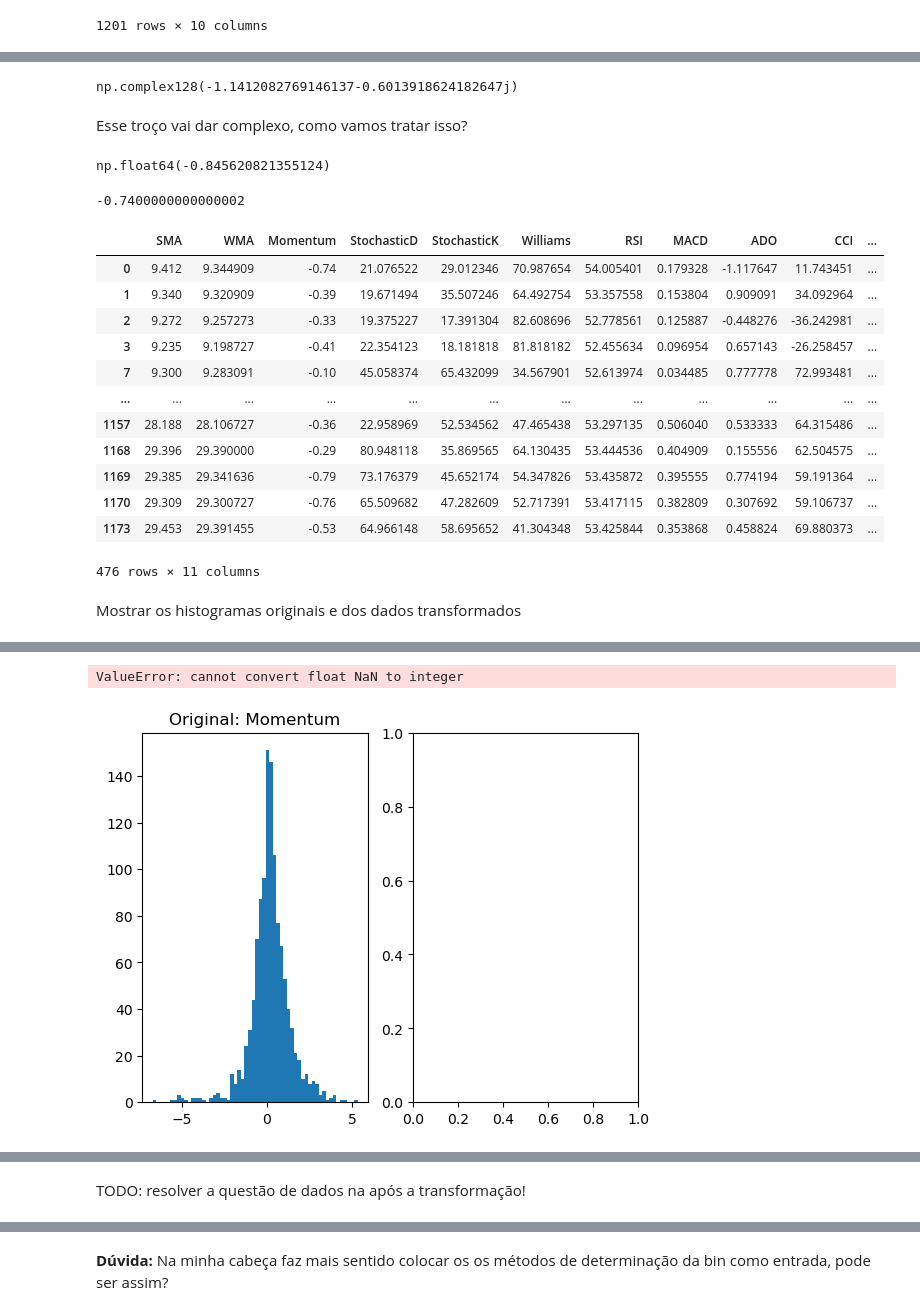
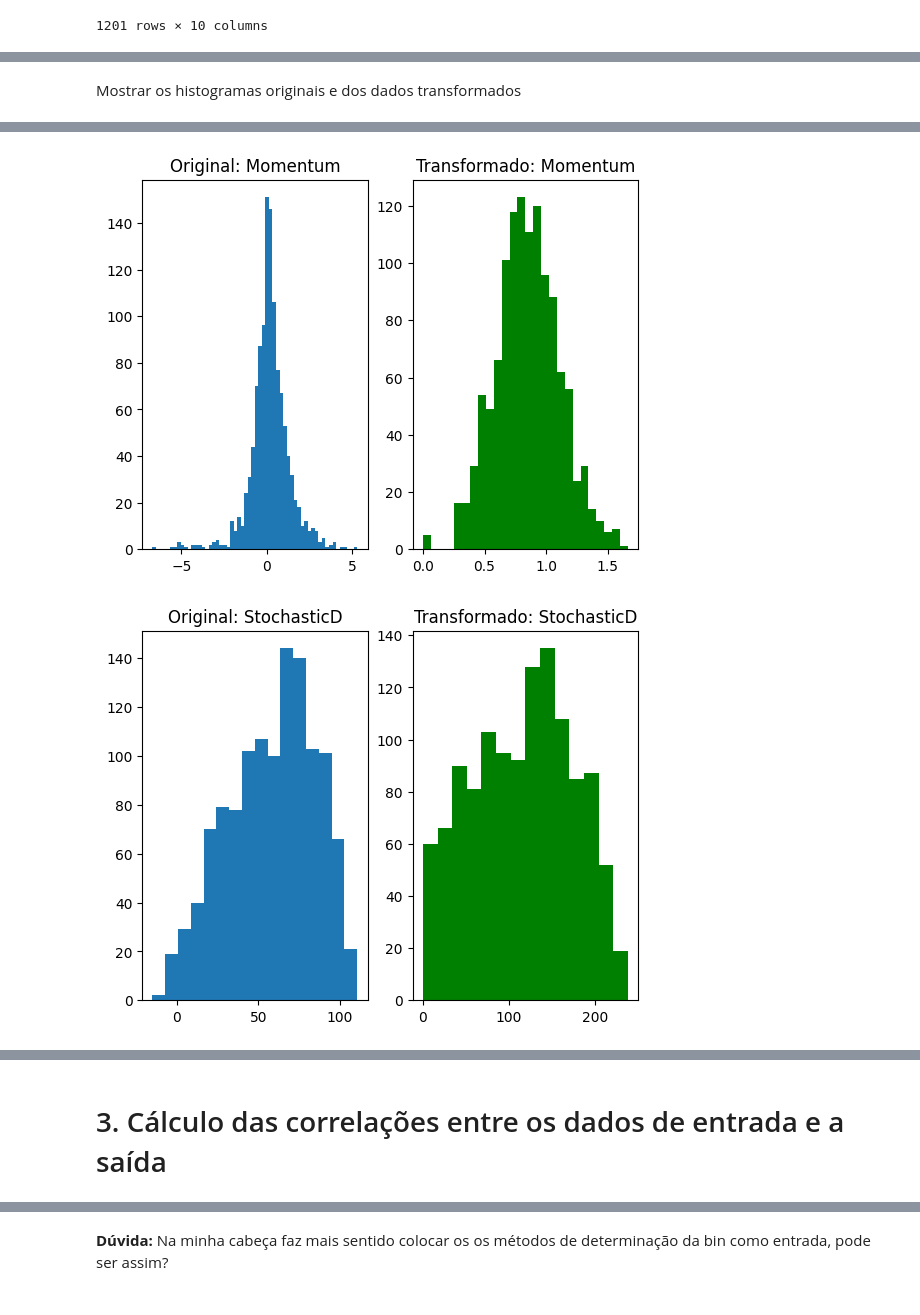
Before and after one commit to c-mmonteiro/t1-algo-feature, a Jupyter notebook: Trabaho1_MI.ipynb, the cells around one changed output, grey strips where cells are left out. Drawn from its saved outputs; the diff is of its cells as text; code cells hidden in the pictures.

```diff
--- a/Trabaho1_MI.ipynb
+++ b/Trabaho1_MI.ipynb
@@ -36,12 +43,13 @@ dados
 # %%
 from matplotlib import pyplot as plt
 colunas = dados.columns[:-1]
+y_col = dados.columns[-1]
 
 for idx, col in enumerate(colunas):
-    plt.plot(dados[col], dados['rendimento'], 'o')
-    plt.title(f'{col} vs Rendimento ')
+    plt.plot(dados[col], dados[y_col], 'o')
+    plt.title(f'{col} vs {y_col} ')
     plt.xlabel(col)
-    plt.ylabel('Rendimento')
+    plt.ylabel(y_col)
     plt.show()
 # %% [output]
 [figure]
@@ -142,8 +175,9 @@ opt.logging.set_verbosity(opt.logging.CRITICAL)
 def objective(trial, col_idx):
     col = dados.columns[col_idx]
     alpha = trial.suggest_float('alpha', -1.0, 1.0)
+    coluna_modificada = dados[col]**2 #eleva ao quadro para evitar valores negativos
     try:
-        dados_transf = dados[col]**alpha
+        dados_transf = coluna_modificada**alpha
         if np.any(np.isnan(dados_transf)) or np.any(np.isinf(dados_transf)):
             return -np.inf  # penaliza soluções inválidas
         stat, p = shapiro(dados_transf)
@@ -177,7 +209,7 @@ Aplica a transformação x' = x**alpha
 # %%
 dados_transformados = pd.DataFrame()
 for idx, col in enumerate(colunas):
-    dados_transformados[col] = np.power(dados[col], parametro_alpha_transformacao[idx])
+    dados_transformados[col] = np.power(dados[col]**2, parametro_alpha_transformacao[idx])
 # %%
 dados_transformados.isna().sum()
 # %% [output]
@@ -195,34 +227,4 @@ dados_transformados.isna().sum()
 dtype: int64
-# %%
-np.power(np.float64(dados['Momentum'].to_list()[0]).astype(complex), parametro_alpha_transformacao[2])
-# %% [output]
-np.complex128(-1.1412082769146137-0.6013918624182647j)
-# %% [markdown]
-Esse troço vai dar complexo, como vamos tratar isso?
-# %%
-parametro_alpha_transformacao[2]
-# %% [output]
-np.float64(-0.845620821355124)
-# %%
-dados['Momentum'].to_list()[0]
-# %% [output]
--0.7400000000000002
-# %%
-dados[dados_transformados['Momentum'].isna()]
-# %% [output]
-|  | SMA | WMA | Momentum | StochasticD | StochasticK | Williams | RSI | MACD | ADO | CCI | ... |
-| 0 | 9.412 | 9.344909 | -0.74 | 21.076522 | 29.012346 | 70.987654 | 54.005401 | 0.179328 | -1.117647 | 11.743451 | ... |
-| 1 | 9.340 | 9.320909 | -0.39 | 19.671494 | 35.507246 | 64.492754 | 53.357558 | 0.153804 | 0.909091 | 34.092964 | ... |
-| 2 | 9.272 | 9.257273 | -0.33 | 19.375227 | 17.391304 | 82.608696 | 52.778561 | 0.125887 | -0.448276 | -36.242981 | ... |
-| 3 | 9.235 | 9.198727 | -0.41 | 22.354123 | 18.181818 | 81.818182 | 52.455634 | 0.096954 | 0.657143 | -26.258457 | ... |
-| 7 | 9.300 | 9.283091 | -0.10 | 45.058374 | 65.432099 | 34.567901 | 52.613974 | 0.034485 | 0.777778 | 72.993481 | ... |
-| ... | ... | ... | ... | ... | ... | ... | ... | ... | ... | ... | ... |
-| 1157 | 28.188 | 28.106727 | -0.36 | 22.958969 | 52.534562 | 47.465438 | 53.297135 | 0.506040 | 0.533333 | 64.315486 | ... |
-| 1168 | 29.396 | 29.390000 | -0.29 | 80.948118 | 35.869565 | 64.130435 | 53.444536 | 0.404909 | 0.155556 | 62.504575 | ... |
-| 1169 | 29.385 | 29.341636 | -0.79 | 73.176379 | 45.652174 | 54.347826 | 53.435872 | 0.395555 | 0.774194 | 59.191364 | ... |
-| 1170 | 29.309 | 29.300727 | -0.76 | 65.509682 | 47.282609 | 52.717391 | 53.417115 | 0.382809 | 0.307692 | 59.106737 | ... |
-| 1173 | 29.453 | 29.391455 | -0.53 | 64.966148 | 58.695652 | 41.304348 | 53.425844 | 0.353868 | 0.458824 | 69.880373 | ... |
-476 rows × 11 columns
 # %% [markdown]
 Mostrar os histogramas originais e dos dados transformados
 # %%
@@ -236,7 +238,7 @@ for idx in range(len(dados.columns)-1):
     plt.hist(dados[col], bins=determina_bins(dados[col]))
     plt.title(f'Original: {col}')
     plt.subplot(1, 2, 2)
-    plt.hist(dados_transformados[col], bins=determina_bins(dados_transformados[col]))
+    plt.hist(dados_transformados[col], bins=determina_bins(dados_transformados[col]), color= 'g')
     plt.title(f'Transformado: {col}')
     plt.show()
 # %% [output]
@@ -245,2 +247,2 @@ for idx in range(len(dados.columns)-1):
-ValueError: cannot convert float NaN to integer
-[figure, old version]
+[figure, new version]
+[figure, added]
@@ -247,3 +255,3 @@ ValueError: cannot convert float NaN to integer
-# %% [markdown]
-TODO: resolver a questão de dados na após a transformação!
+# %% [markdown]
+# 3. Cálculo das correlações entre os dados de entrada e a saída
 # %% [markdown]
```
Also changed, not shown: parts of 66 cells of this notebook.
